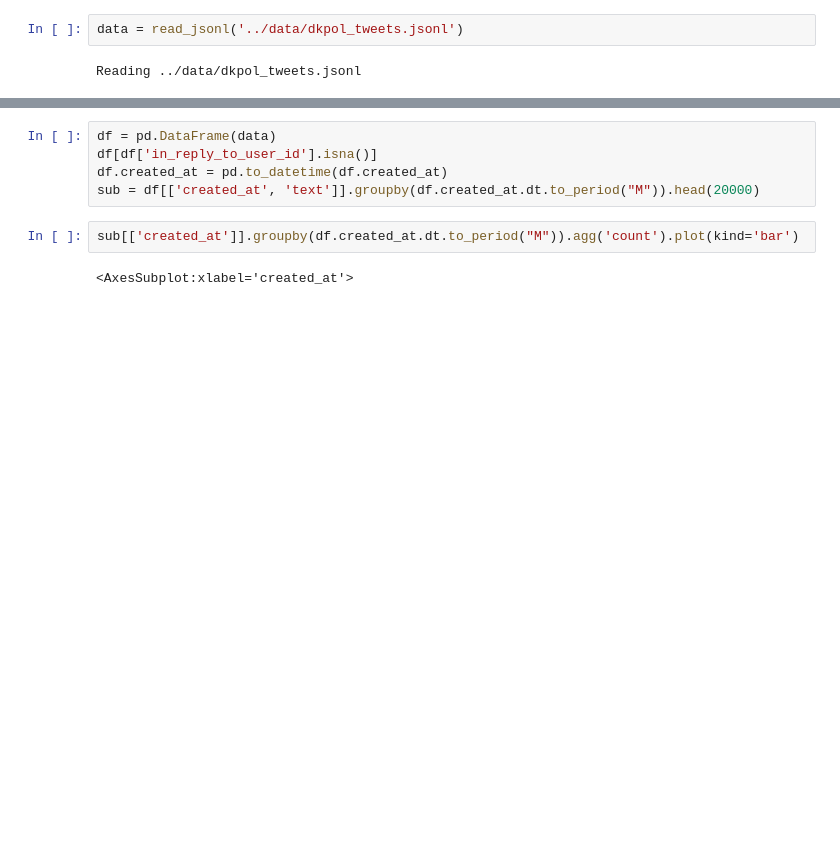
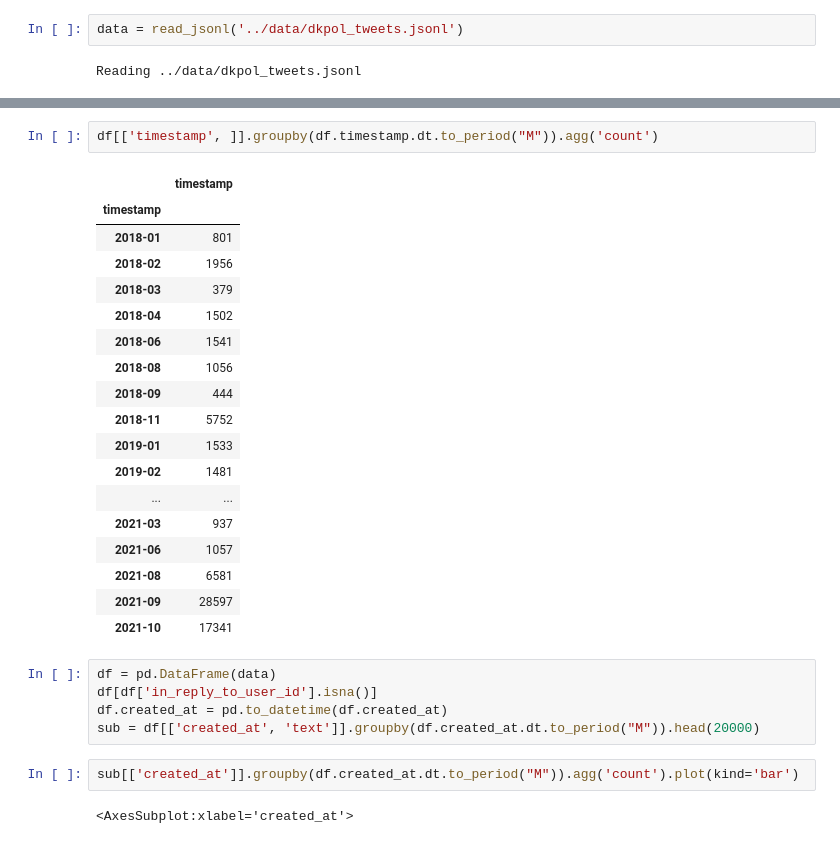
Before and after one commit to AndersGiovanni/ditw_project, a Jupyter notebook: src/twitter_eda.ipynb, the cells around one changed output, grey strips where cells are left out. Drawn from its saved outputs; the diff is of its cells as text; blank space fills up the shorter version.

```diff
--- a/src/twitter_eda.ipynb
+++ b/src/twitter_eda.ipynb
@@ -26,3 +59,24 @@ TypeError: Only valid with DatetimeIndex, TimedeltaIndex or PeriodIndex, but got
+# %%
+df[['timestamp', ]].groupby(df.timestamp.dt.to_period("M")).agg('count')
+# %% [output]
+|  | timestamp |
+| timestamp |  |
+| 2018-01 | 801 |
+| 2018-02 | 1956 |
+| 2018-03 | 379 |
+| 2018-04 | 1502 |
+| 2018-06 | 1541 |
+| 2018-08 | 1056 |
+| 2018-09 | 444 |
+| 2018-11 | 5752 |
+| 2019-01 | 1533 |
+| 2019-02 | 1481 |
+| ... | ... |
+| 2021-03 | 937 |
+| 2021-06 | 1057 |
+| 2021-08 | 6581 |
+| 2021-09 | 28597 |
+| 2021-10 | 17341 |
 # %%
 df = pd.DataFrame(data)
 df[df['in_reply_to_user_id'].isna()]
```
Also changed, not shown: parts of 12 cells of this notebook, 2 other files.
